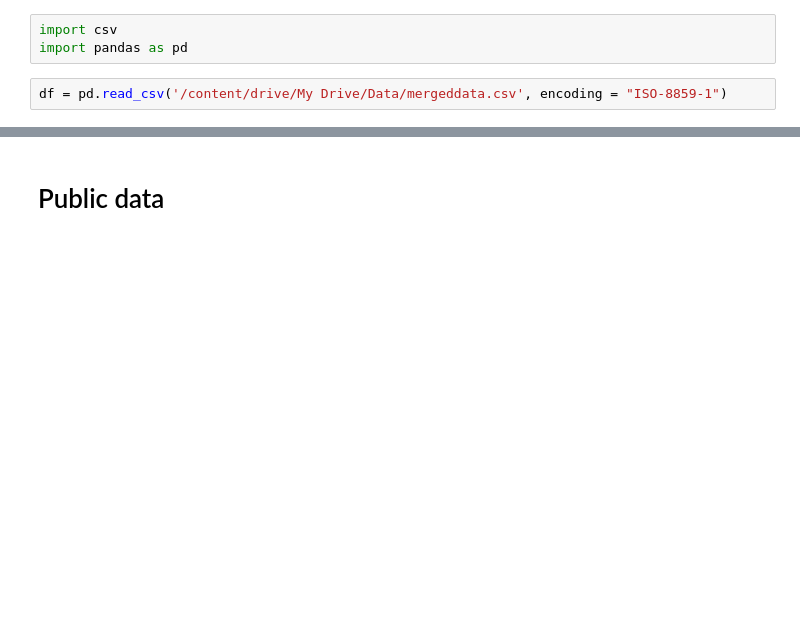
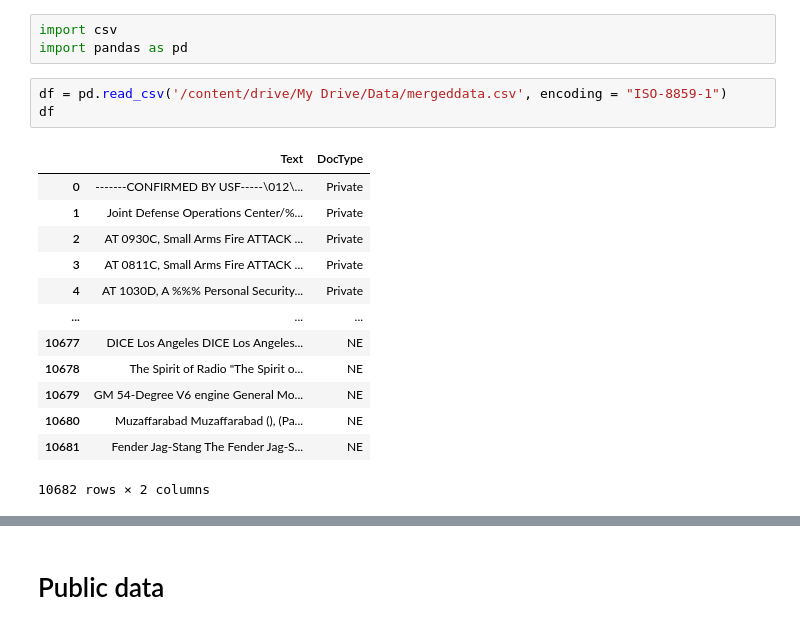
Before and after one commit to rayshu/Data-Classification, a Jupyter notebook: sample_data.ipynb, the cells around one changed output, grey strips where cells are left out. Saved outputs shown, nothing was run; the diff lists cells and outputs as text; blank space fills up the shorter version.

```diff
--- a/sample_data.ipynb
+++ b/sample_data.ipynb
@@ -12,3 +14,18 @@ import csv
 import pandas as pd
 # %%
 df = pd.read_csv('/content/drive/My Drive/Data/mergeddata.csv', encoding = "ISO-8859-1")
+df
+# %% [output]
+|  | Text | DocType |
+| 0 | -------CONFIRMED BY USF-----\012\... | Private |
+| 1 | Joint Defense Operations Center/%... | Private |
+| 2 | AT 0930C, Small Arms Fire ATTACK ... | Private |
+| 3 | AT 0811C, Small Arms Fire ATTACK ... | Private |
+| 4 | AT 1030D, A %%% Personal Security... | Private |
+| ... | ... | ... |
+| 10677 | DICE Los Angeles DICE Los Angeles... | NE |
+| 10678 | The Spirit of Radio "The Spirit o... | NE |
+| 10679 | GM 54-Degree V6 engine General Mo... | NE |
+| 10680 | Muzaffarabad Muzaffarabad (), (Pa... | NE |
+| 10681 | Fender Jag-Stang The Fender Jag-S... | NE |
+10682 rows × 2 columns
```
Also changed, not shown: parts of 9 cells of this notebook.
